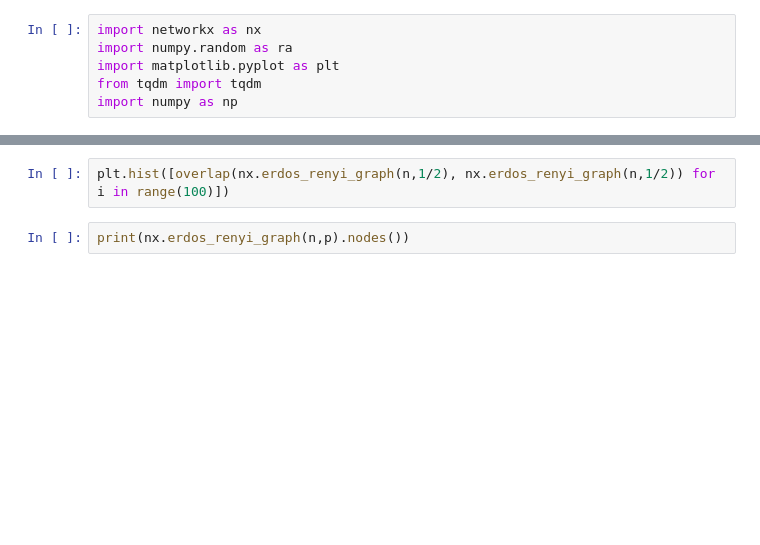
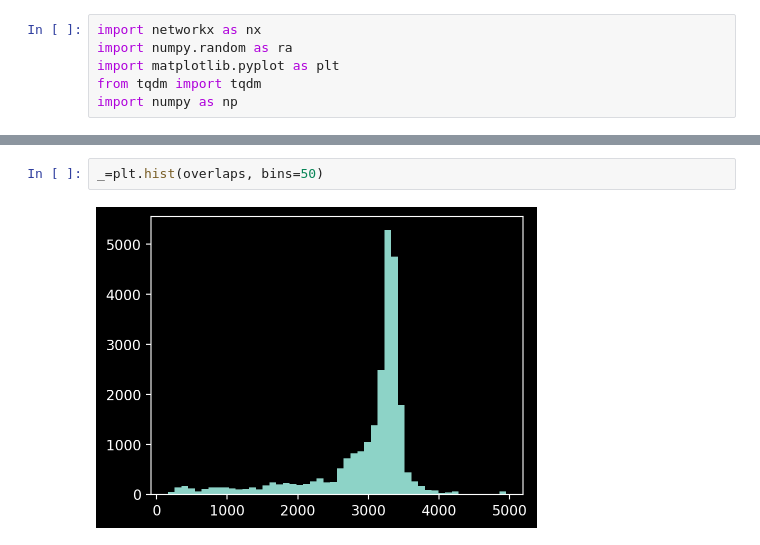
Before and after one commit to vilasopher/jupyter-notebooks, a Jupyter notebook: python/random/triangles.ipynb, the cells around one changed output, grey strips where cells are left out. Drawn from its saved outputs; the diff is of its cells as text; blank space fills up the shorter version.

```diff
--- a/python/random/triangles.ipynb
+++ b/python/random/triangles.ipynb
@@ -69,4 +69,4 @@ _=ax[2].hist(overlaps[np.abs(overlaps) < 1000], bins=50)
-# %%
-plt.hist([overlap(nx.erdos_renyi_graph(n,1/2), nx.erdos_renyi_graph(n,1/2)) for i in range(100)])
-# %%
-print(nx.erdos_renyi_graph(n,p).nodes())
+# %%
+_=plt.hist(overlaps, bins=50)
+# %% [output]
+[figure, added]
```
Also changed, not shown: parts of 4 cells of this notebook.
